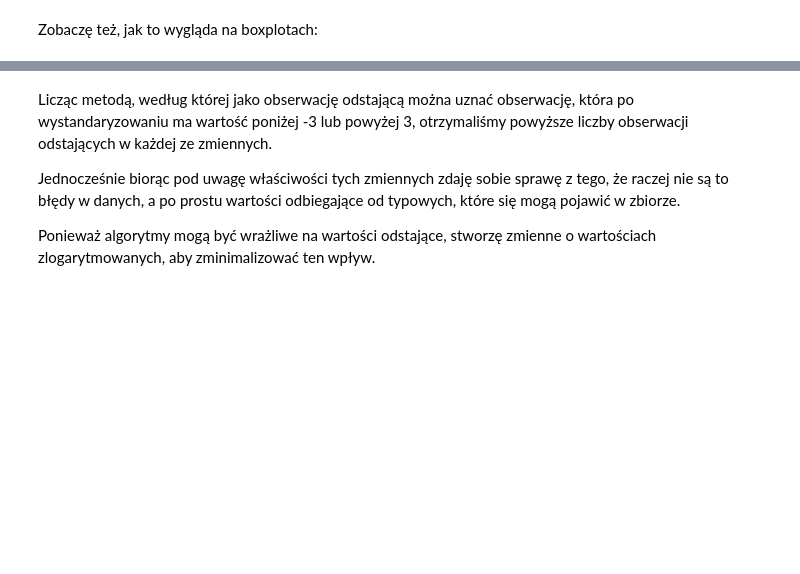
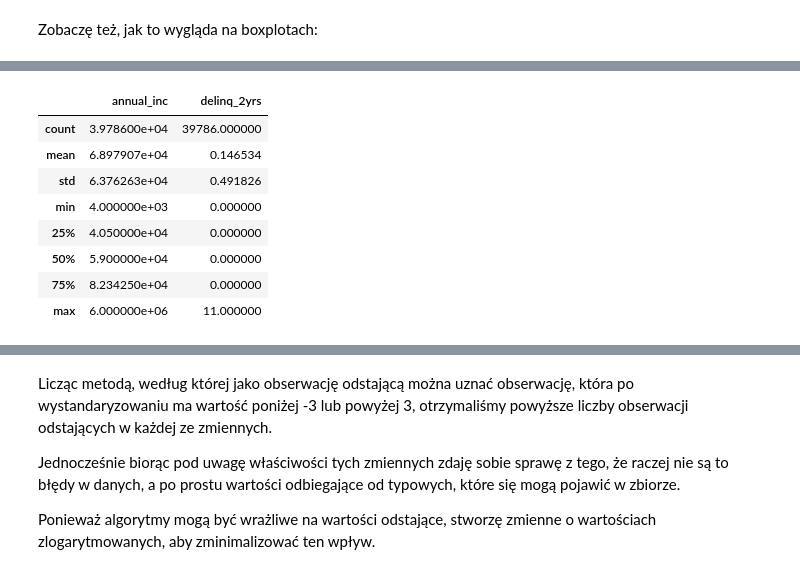
Before and after one commit to ambiwalencja/DataScienceMLprojekt, a Jupyter notebook: 3_projekt_ml_feature_engineering_HS.ipynb, the cells around one changed output, grey strips where cells are left out. Cells and saved outputs as stored; diff of their text form; code cells hidden in the pictures; blank space fills up the shorter version.

```diff
--- a/3_projekt_ml_feature_engineering_HS.ipynb
+++ b/3_projekt_ml_feature_engineering_HS.ipynb
@@ -109,0 +97,12 @@ Podsumowanie:
+# %%
+df[['annual_inc', 'delinq_2yrs']].describe()
+# %% [output]
+|  | annual_inc | delinq_2yrs |
+| count | 3.978600e+04 | 39786.000000 |
+| mean | 6.897907e+04 | 0.146534 |
+| std | 6.376263e+04 | 0.491826 |
+| min | 4.000000e+03 | 0.000000 |
+| 25% | 4.050000e+04 | 0.000000 |
+| 50% | 5.900000e+04 | 0.000000 |
+| 75% | 8.234250e+04 | 0.000000 |
+| max | 6.000000e+06 | 11.000000 |
```
Also changed, not shown: parts of 11 cells of this notebook.
